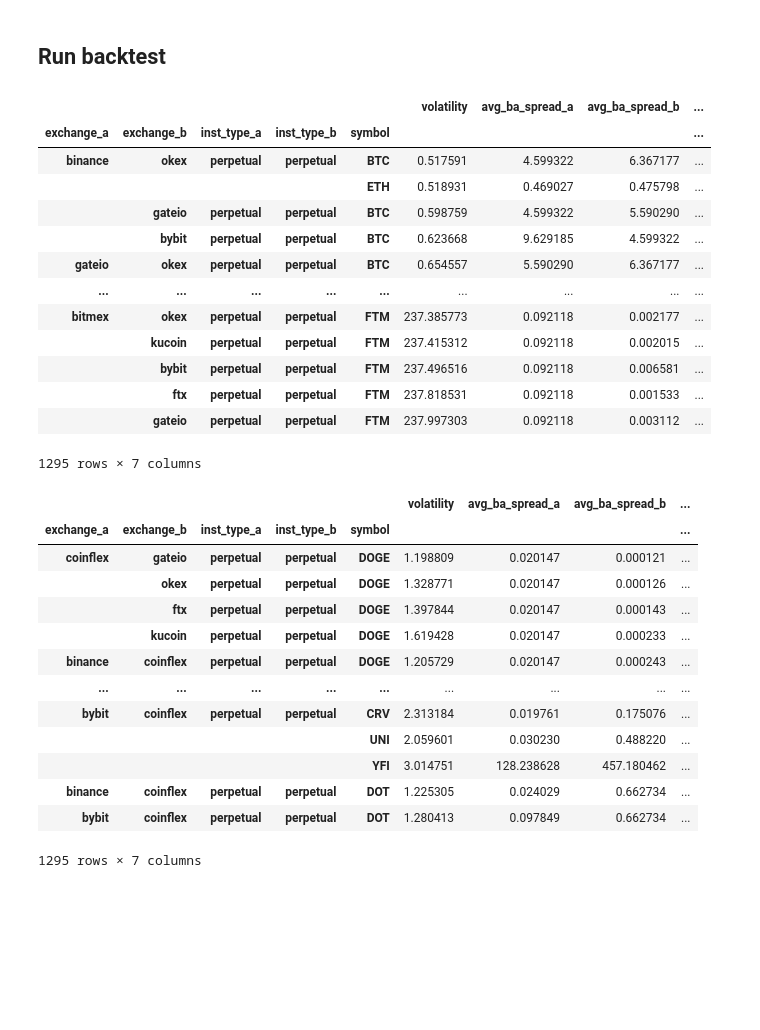
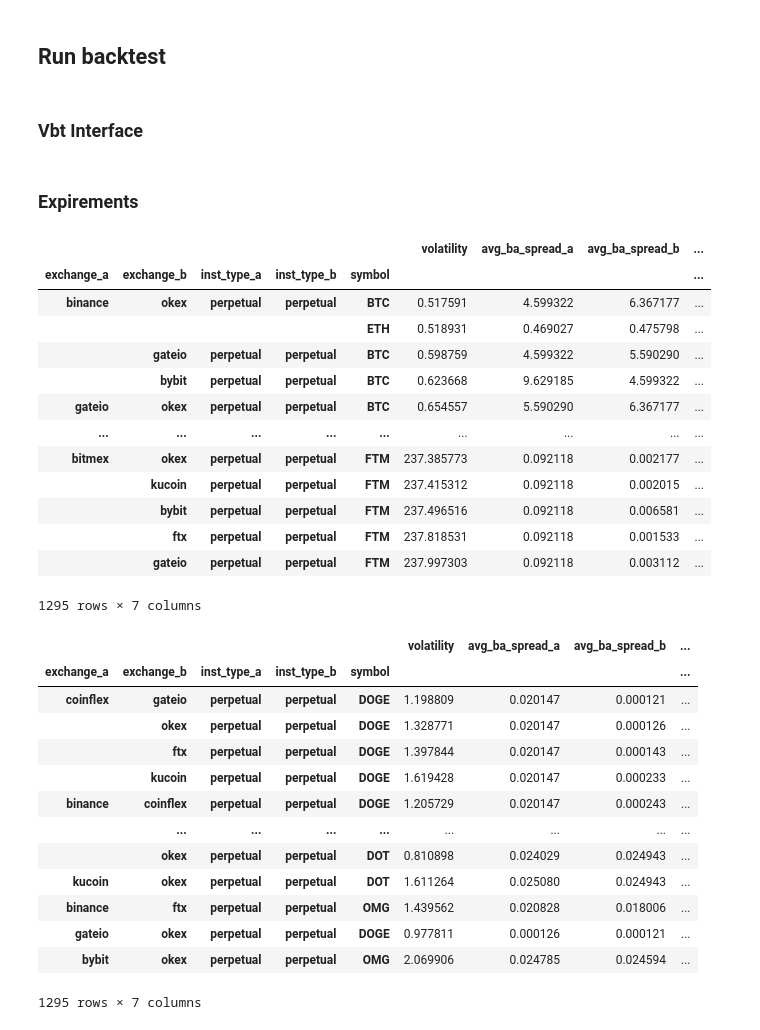
Before and after one commit to skswe/spreads-arb, a Jupyter notebook: run_backtest.ipynb, the cells around one changed output. Cells and saved outputs as stored; diff of their text form; code cells hidden in the pictures; blank space fills up the shorter version.

```diff
--- a/run_backtest.ipynb
+++ b/run_backtest.ipynb
@@ -399,4 +395,6 @@ for idx, row in instrument_data_crossed.iterrows():
 spreads.to_pickle("spreads.pkl")
 # %% [markdown]
 ## Run backtest
+# %% [markdown]
+### Vbt Interface
 # %%
@@ -636,41 +933,44 @@ class BacktestRunner:
 
         results = spreads.apply(self._run_single_spread, axis=1)
         return results
+# %% [markdown]
+### Expirements
 # %%
+spreads = pd.read_pickle("spreads.pkl")
 show_columns = ["volatility", "avg_ba_spread_a", "avg_ba_spread_b", "ba_spread_a_err_symbol", "ba_spread_b_err_symbol", "ba_spread_err", "ba_spread_metric"]
 spreads["ba_spread_err"] = abs(spreads["avg_ba_spread_a"] - spreads["avg_ba_spread_b"]) / spreads["avg_ba_spread_b"]
 spreads["ba_spread_a_err_symbol"] = spreads.groupby("symbol").apply(lambda g: (g.avg_ba_spread_a - g.avg_ba_spread_a.mean()) / g.avg_ba_spread_a.mean()).reset_index(level=0, drop=True)
 spreads["ba_spread_b_err_symbol"] = spreads.groupby("symbol").apply(lambda g: (g.avg_ba_spread_b - g.avg_ba_spread_b.mean()) / g.avg_ba_spread_b.mean()).reset_index(level=0, drop=True)
-spreads["ba_spread_metric"] = (spreads["ba_spread_err"] + 1 - spreads.loc[:, ("ba_spread_a_err_symbol", "ba_spread_b_err_symbol")].mean(axis=1)) / 2
+spreads["ba_spread_metric"] = (spreads["ba_spread_err"] + spreads.loc[:, ("ba_spread_a_err_symbol", "ba_spread_b_err_symbol")].sum(axis=1)) / 2
 display(spreads[show_columns].sort_values("volatility"))
 display(spreads[show_columns].sort_values("ba_spread_metric", ascending=False))
 # %% [output]
 |  |  |  |  |  | volatility | avg_ba_spread_a | avg_ba_spread_b | ... |
 | exchange_a | exchange_b | inst_type_a | inst_type_b | symbol |  |  |  | ... |
 | binance | okex | perpetual | perpetual | BTC | 0.517591 | 4.599322 | 6.367177 | ... |
 |  |  |  |  | ETH | 0.518931 | 0.469027 | 0.475798 | ... |
 |  | gateio | perpetual | perpetual | BTC | 0.598759 | 4.599322 | 5.590290 | ... |
 |  | bybit | perpetual | perpetual | BTC | 0.623668 | 9.629185 | 4.599322 | ... |
 | gateio | okex | perpetual | perpetual | BTC | 0.654557 | 5.590290 | 6.367177 | ... |
 | ... | ... | ... | ... | ... | ... | ... | ... | ... |
 | bitmex | okex | perpetual | perpetual | FTM | 237.385773 | 0.092118 | 0.002177 | ... |
 |  | kucoin | perpetual | perpetual | FTM | 237.415312 | 0.092118 | 0.002015 | ... |
 |  | bybit | perpetual | perpetual | FTM | 237.496516 | 0.092118 | 0.006581 | ... |
 |  | ftx | perpetual | perpetual | FTM | 237.818531 | 0.092118 | 0.001533 | ... |
 |  | gateio | perpetual | perpetual | FTM | 237.997303 | 0.092118 | 0.003112 | ... |
 1295 rows × 7 columns
 |  |  |  |  |  | volatility | avg_ba_spread_a | avg_ba_spread_b | ... |
 | exchange_a | exchange_b | inst_type_a | inst_type_b | symbol |  |  |  | ... |
 | coinflex | gateio | perpetual | perpetual | DOGE | 1.198809 | 0.020147 | 0.000121 | ... |
 |  | okex | perpetual | perpetual | DOGE | 1.328771 | 0.020147 | 0.000126 | ... |
 |  | ftx | perpetual | perpetual | DOGE | 1.397844 | 0.020147 | 0.000143 | ... |
 |  | kucoin | perpetual | perpetual | DOGE | 1.619428 | 0.020147 | 0.000233 | ... |
 | binance | coinflex | perpetual | perpetual | DOGE | 1.205729 | 0.020147 | 0.000243 | ... |
-| ... | ... | ... | ... | ... | ... | ... | ... | ... |
-| bybit | coinflex | perpetual | perpetual | CRV | 2.313184 | 0.019761 | 0.175076 | ... |
-|  |  |  |  | UNI | 2.059601 | 0.030230 | 0.488220 | ... |
-|  |  |  |  | YFI | 3.014751 | 128.238628 | 457.180462 | ... |
-| binance | coinflex | perpetual | perpetual | DOT | 1.225305 | 0.024029 | 0.662734 | ... |
-| bybit | coinflex | perpetual | perpetual | DOT | 1.280413 | 0.097849 | 0.662734 | ... |
+|  | ... | ... | ... | ... | ... | ... | ... | ... |
+|  | okex | perpetual | perpetual | DOT | 0.810898 | 0.024029 | 0.024943 | ... |
+| kucoin | okex | perpetual | perpetual | DOT | 1.611264 | 0.025080 | 0.024943 | ... |
+| binance | ftx | perpetual | perpetual | OMG | 1.439562 | 0.020828 | 0.018006 | ... |
+| gateio | okex | perpetual | perpetual | DOGE | 0.977811 | 0.000126 | 0.000121 | ... |
+| bybit | okex | perpetual | perpetual | OMG | 2.069906 | 0.024785 | 0.024594 | ... |
 1295 rows × 7 columns
 # %%
```
Also changed, not shown: parts of 20 cells of this notebook, 1 other file.
